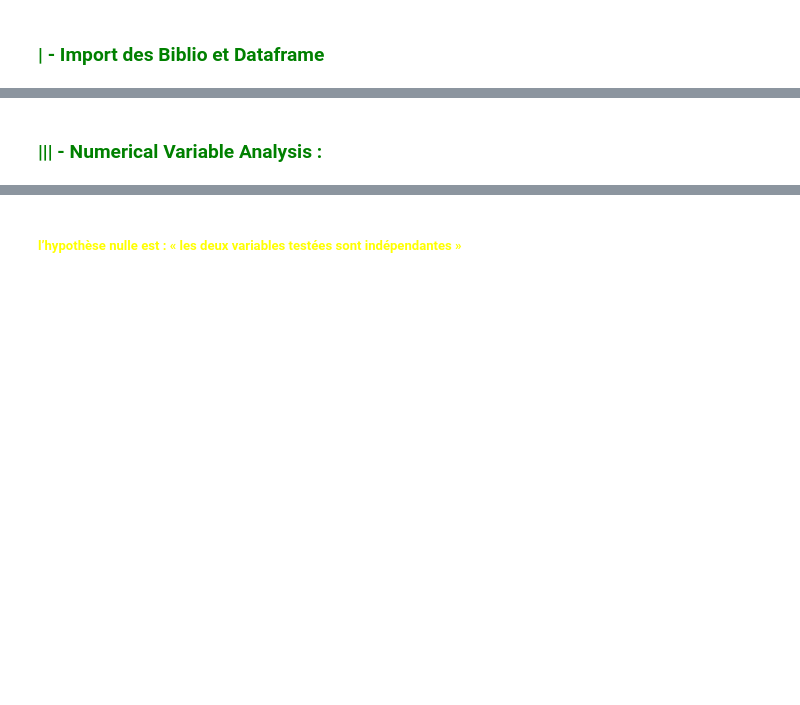
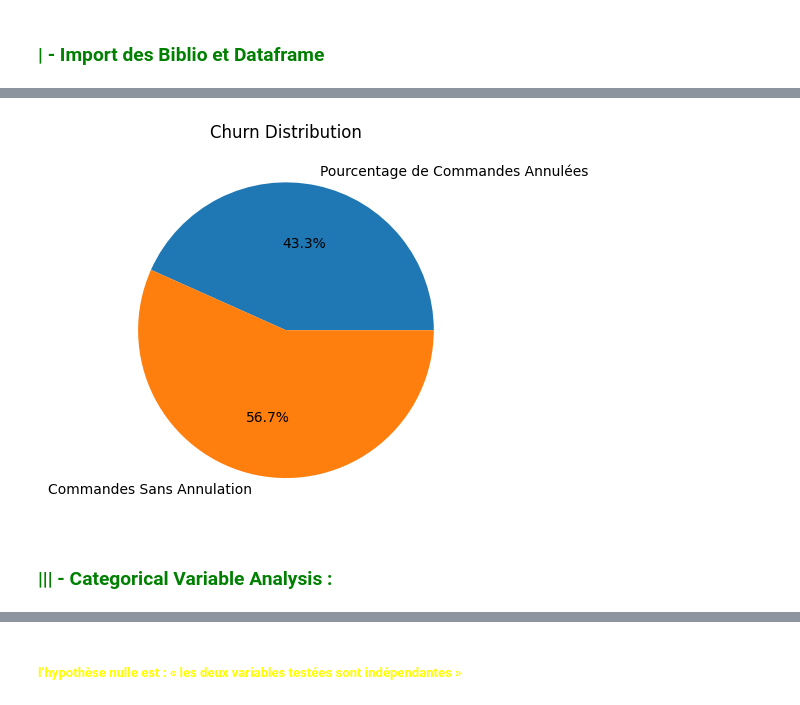
Before and after one commit to Noura-ou/projet_segmentation_client, a Jupyter notebook: src/03- Data_Analysis.ipynb, the cells around one changed output, grey strips where cells are left out. Saved outputs shown, nothing was run; the diff lists cells and outputs as text; code cells hidden in the pictures; blank space fills up the shorter version.

```diff
--- a/src/03- Data_Analysis.ipynb
+++ b/src/03- Data_Analysis.ipynb
@@ -35 +35,3 @@ memory usage: 48.7+ MB
+# %%
+df_churn_custmer = pd.read_csv("../data/df_churn_custmer.csv")
 # %% [markdown]
@@ -49,2 +51,21 @@ data.describe()
+# %%
+# Calculer le nombre de clients avec churn et sans churn
+with_churn = len(df_churn_custmer[df_churn_custmer["pourcentage"] > 0])
+without_churn = len(df_churn_custmer[df_churn_custmer["pourcentage"] == 0])
+
+# Créer les données pour le graphique
+churn_data = [with_churn, without_churn]
+labels = ["Pourcentage de Commandes Annulées", "Commandes Sans Annulation"]
+
+# Créer le graphique circulaire
+plt.pie(churn_data, labels=labels, autopct='%1.1f%%')
+
+# Définir le titre du graphique
+plt.title("Churn Distribution")
+
+# Afficher le graphique
+plt.show()
+# %% [output]
+[figure, added]
 # %% [markdown]
-### <font color="green"> ||| - Numerical Variable Analysis : </font>
+### <font color="green"> ||| - Categorical Variable Analysis : </font>
```
Also changed, not shown: parts of 13 cells of this notebook, 3 other files.
